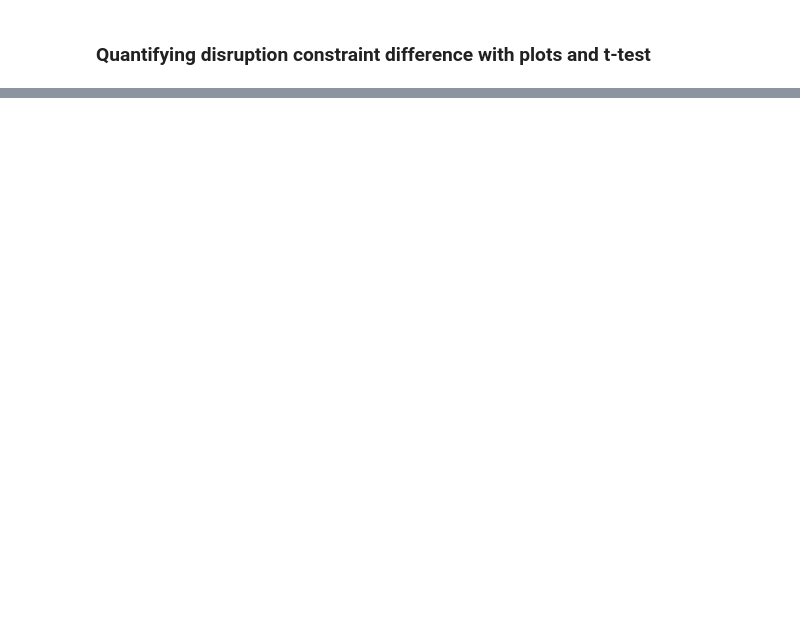
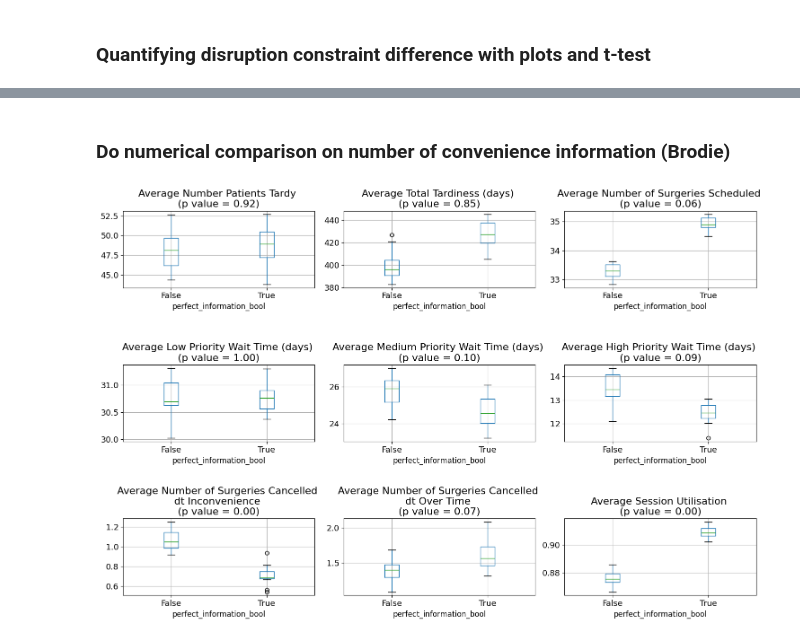
Before and after one commit to brodie11/surgery_scheduling, a Jupyter notebook: brodie_perrie_code/src/scripts/brodie_plotting.ipynb, the cells around one changed output, grey strips where cells are left out. Saved outputs shown, nothing was run; the diff lists cells and outputs as text; code cells hidden in the pictures; blank space fills up the shorter version.

Commit message:
cleaned brodie_plotting

```diff
--- a/brodie_perrie_code/src/scripts/brodie_plotting.ipynb
+++ b/brodie_perrie_code/src/scripts/brodie_plotting.ipynb
@@ -1,3 +0,0 @@
-# %%
-for i in range(2,5):
-    print(i)
@@ -294,0 +237,20 @@ IndexError: index 2 is out of bounds for axis 0 with size 2
+# %% [markdown]
+### Do numerical comparison on number of convenience information (Brodie)
+# %%
+categories = [
+        'number of patients tardy', 'total tardiness', 'total surgeries completed',
+        'average wait time (priority < 0.33)', 'average wait_time (0.33 < priority < 0.66)',
+        'average wait time 0.66 < priority', 'total cancelled inconvenient','total cancelled overtime',
+        'average utilisation',
+    ]
+
+csv_pi_path = os.path.join(OUTPUT_DIR, "metricss_0_f_A_sd_2015-03-01_ed_2016-03-01_ipic_F_pi_T_idc_F_mdp_-1_mds_-1_ipc_F_pv_50_ioc_F_ao_30_dct_91_tl_20_og_05.csv")
+#load in metrics for perfect_info
+pi_metrics = pd.read_csv(csv_pi_path)
+#load in metrics for perfect_info
+
+seperation_category = 'perfect_information_bool'
+
+plot_numerical_difference(metrics=pi_metrics, categories=categories, seperation_category=seperation_category)
+# %% [output]
+[figure, added]
```
Also changed, not shown: parts of 8 cells of this notebook, 2 other files.
